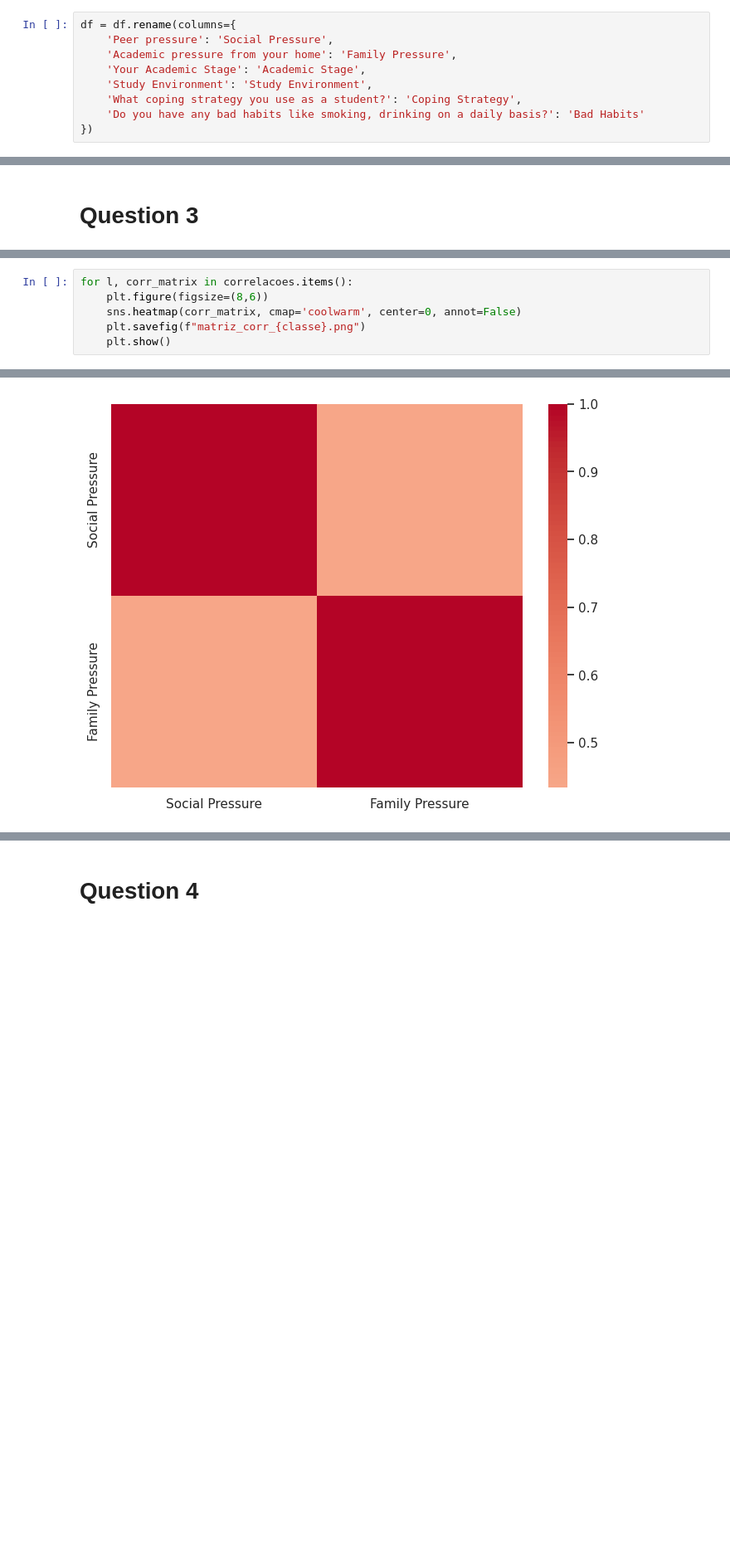
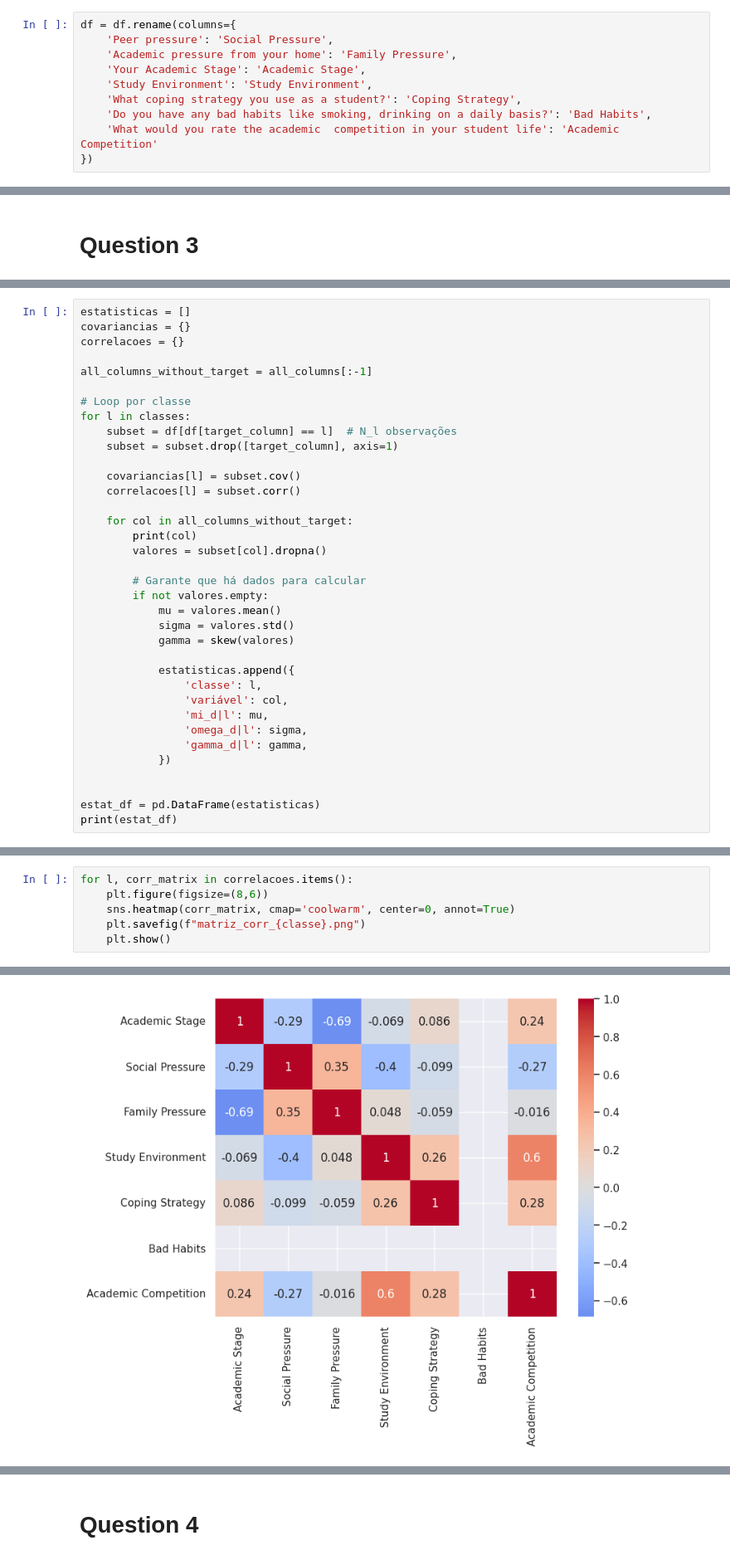
Before and after one commit to Felipecordeiiro/ICA, a Jupyter notebook: hw1/main.ipynb, the cells around one changed output, grey strips where cells are left out. Shown at 83% size. Cells and saved outputs as stored; diff of their text form; blank space fills up the shorter version.

```diff
--- a/hw1/main.ipynb
+++ b/hw1/main.ipynb
@@ -168,7 +168,8 @@ df = df.rename(columns={
     'Your Academic Stage': 'Academic Stage',
     'Study Environment': 'Study Environment',
     'What coping strategy you use as a student?': 'Coping Strategy',
-    'Do you have any bad habits like smoking, drinking on a daily basis?': 'Bad Habits'
+    'Do you have any bad habits like smoking, drinking on a daily basis?': 'Bad Habits',
+    'What would you rate the academic  competition in your student life': 'Academic Competition'
 })
 # %% [markdown]
 Codification
@@ -399,0 +480,36 @@ NameError: name 'unique_classes' is not defined
+# %%
+estatisticas = []
+covariancias = {}
+correlacoes = {}
+
+all_columns_without_target = all_columns[:-1]
+
+# Loop por classe
+for l in classes:
+    subset = df[df[target_column] == l]  # N_l observações
+    subset = subset.drop([target_column], axis=1)
+
+    covariancias[l] = subset.cov()
+    correlacoes[l] = subset.corr()
+
+    for col in all_columns_without_target:
+        print(col)
+        valores = subset[col].dropna()
+
+        # Garante que há dados para calcular
+        if not valores.empty:
+            mu = valores.mean()
+            sigma = valores.std()
+            gamma = skew(valores)
+
+            estatisticas.append({
+                'classe': l,
+                'variável': col,
+                'mi_d|l': mu,
+                'omega_d|l': sigma,
+                'gamma_d|l': gamma,
+            })
+
+
+estat_df = pd.DataFrame(estatisticas)
+print(estat_df)
@@ -400,7 +534,7 @@ NameError: name 'unique_classes' is not defined
 # %%
 for l, corr_matrix in correlacoes.items():
     plt.figure(figsize=(8,6))
-    sns.heatmap(corr_matrix, cmap='coolwarm', center=0, annot=False)
+    sns.heatmap(corr_matrix, cmap='coolwarm', center=0, annot=True)
     plt.savefig(f"matriz_corr_{classe}.png")
     plt.show()
 # %% [output]
@@ -410 +544 @@ for l, corr_matrix in correlacoes.items():
-[figure, old version]
+[figure, new version]
```
Also changed, not shown: parts of 16 cells of this notebook, 17 other files.
